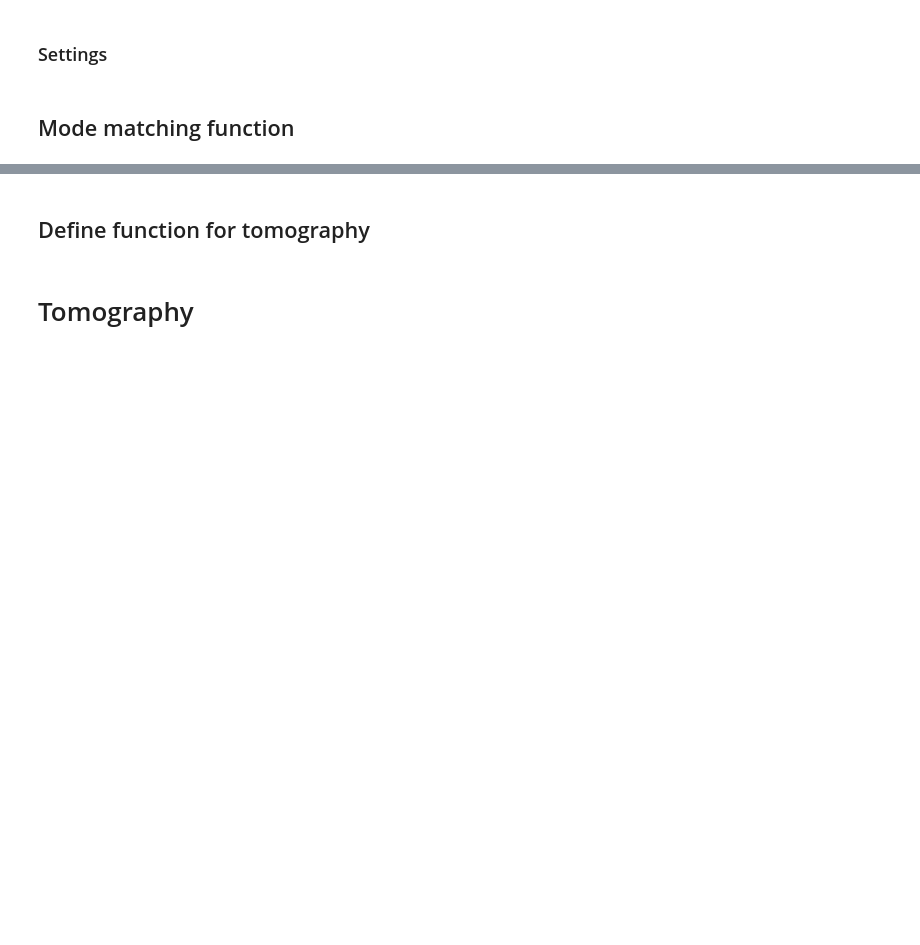
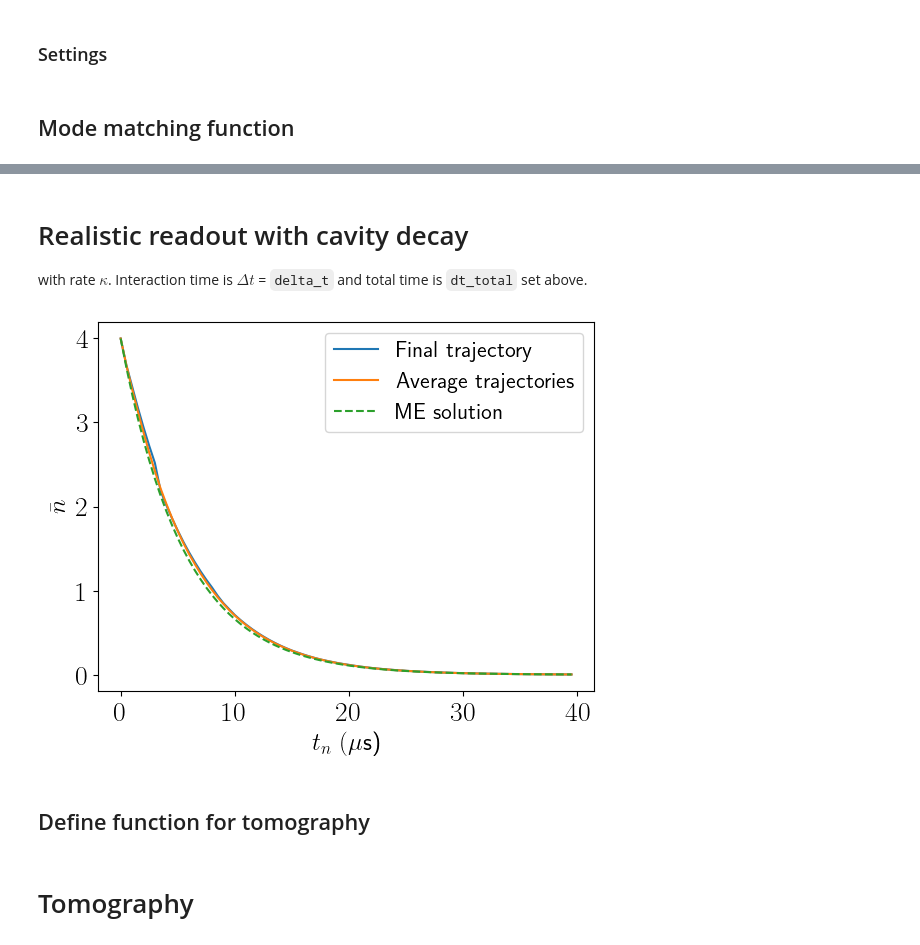
Before and after one commit to ingstra/qubitdyne, a Jupyter notebook: homodyne_open_system_dynamics.ipynb, the cells around one changed output, grey strips where cells are left out. Cells and saved outputs as stored; diff of their text form; code cells hidden in the pictures; blank space fills up the shorter version.

```diff
--- a/homodyne_open_system_dynamics.ipynb
+++ b/homodyne_open_system_dynamics.ipynb
@@ -263,0 +272,3 @@ gamma, kappa
+# %% [markdown]
+# Realistic readout with cavity decay
+with rate $\kappa$. Interaction time is $\Delta t$ = ``delta_t`` and total time is ``dt_total`` set above.
@@ -264,3 +314,21 @@ gamma, kappa
+# %%
+factor = dt_total/delta_t
+
+# scale measurement rate to match the longer timescale
+gamma_effective = gamma/factor + kappa
+
+
+c_op=[np.sqrt(gamma_effective)*a] # decay rate gamma
+sol = mesolve(0*a, psi0, tlist_total, c_ops=c_op, e_ops=[N_cav])
+
+plt.plot(tlist_total, n_cav, label='Final trajectory')
+plt.plot(tlist_total, n_cav_avg/Ntrajs, label='Average trajectories')
+plt.plot(tlist_total, sol.expect[0], '--',label='ME solution')
+plt.xlabel(r'$t_n\ (\mu$s)')
+plt.ylabel(r'$\bar n$')
+plt.legend();
+# %% [output]
+[figure, added]
 # %% [markdown]
 ## Define function for tomography
 # %%
```
Also changed, not shown: parts of 18 cells of this notebook.
